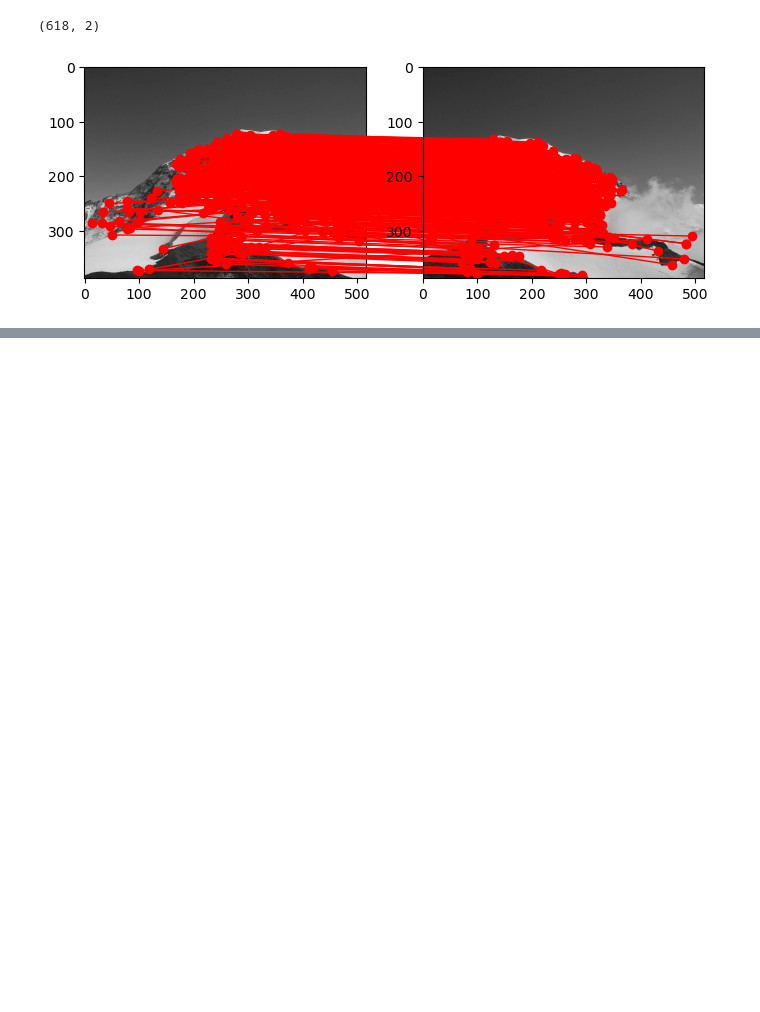
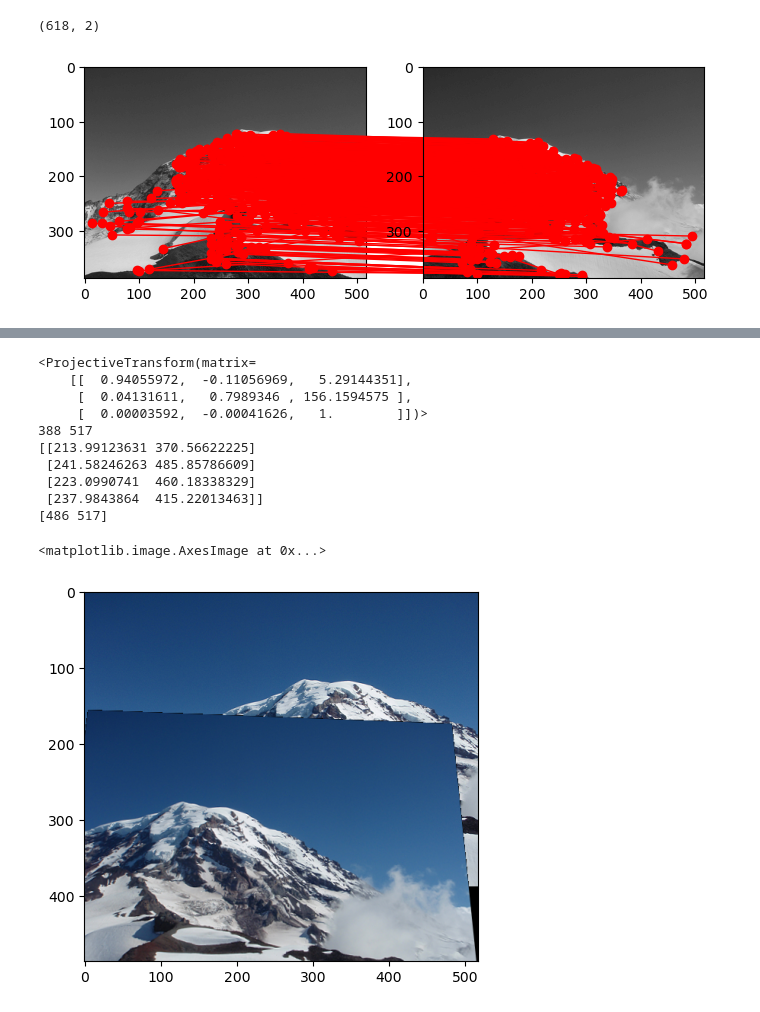
Before and after one commit to kietpha19/school, a Jupyter notebook: spring_2023/computer vision/hw2/Ransac.ipynb, the cells around one changed output, grey strips where cells are left out. Saved outputs shown, nothing was run; the diff lists cells and outputs as text; code cells hidden in the pictures; blank space fills up the shorter version.

```diff
--- a/spring_2023/computer vision/hw2/Ransac.ipynb
+++ b/spring_2023/computer vision/hw2/Ransac.ipynb
@@ -231,0 +283,48 @@ plot_matching_ransac(src_img_rgb, dst_img_rgb, src, dst, best_matching_kp_idx)
+# %%
+projective_transformed_matrix = ProjectiveTransform(transformed_matrix)
+print(projective_transformed_matrix)
+# Transform the corners of img1 by the inverse of the best fit model
+rows, cols = dst_img.shape
+print(rows, cols)
+corners = np.array([
+    [0, 0],
+    [cols, 0],
+    [0, rows],
+    [cols, rows]
+])
+
+corners_proj = projective_transform_matrix(corners)
+print(corners_proj)
+all_corners = np.vstack((corners_proj[:, :2], corners[:, :2]))
+
+corner_min = np.min(all_corners, axis=0)
+corner_max = np.max(all_corners, axis=0)
+output_shape = (corner_max - corner_min)
+output_shape = np.ceil(output_shape[::-1]).astype(int)
+print(output_shape)
+
+offset = SimilarityTransform(translation=-corner_min)
+dst_warped = warp(dst_img_rgb, offset.inverse, output_shape=output_shape)
+tf_img = warp(src_img_rgb, (projective_transformed_matrix + offset).inverse, output_shape=output_shape)
+
+# Combine the images
+foreground_pixels = tf_img[tf_img > 0]
+dst_warped[tf_img > 0] = tf_img[tf_img > 0]
+
+# Plot the result
+fig = plt.figure()
+ax1 = fig.add_subplot(111)
+ax1.imshow(dst_warped)
+# %% [output]
+<ProjectiveTransform(matrix=
+    [[  0.94055972,  -0.11056969,   5.29144351],
+     [  0.04131611,   0.7989346 , 156.1594575 ],
+     [  0.00003592,  -0.00041626,   1.        ]])>
+388 517
+[[213.99123631 370.56622225]
+ [241.58246263 485.85786609]
+ [223.0990741  460.18338329]
+ [237.9843864  415.22013463]]
+[486 517]
+<matplotlib.image.AxesImage at 0x...>
+[figure, added]
```
Also changed, not shown: parts of 7 cells of this notebook.
